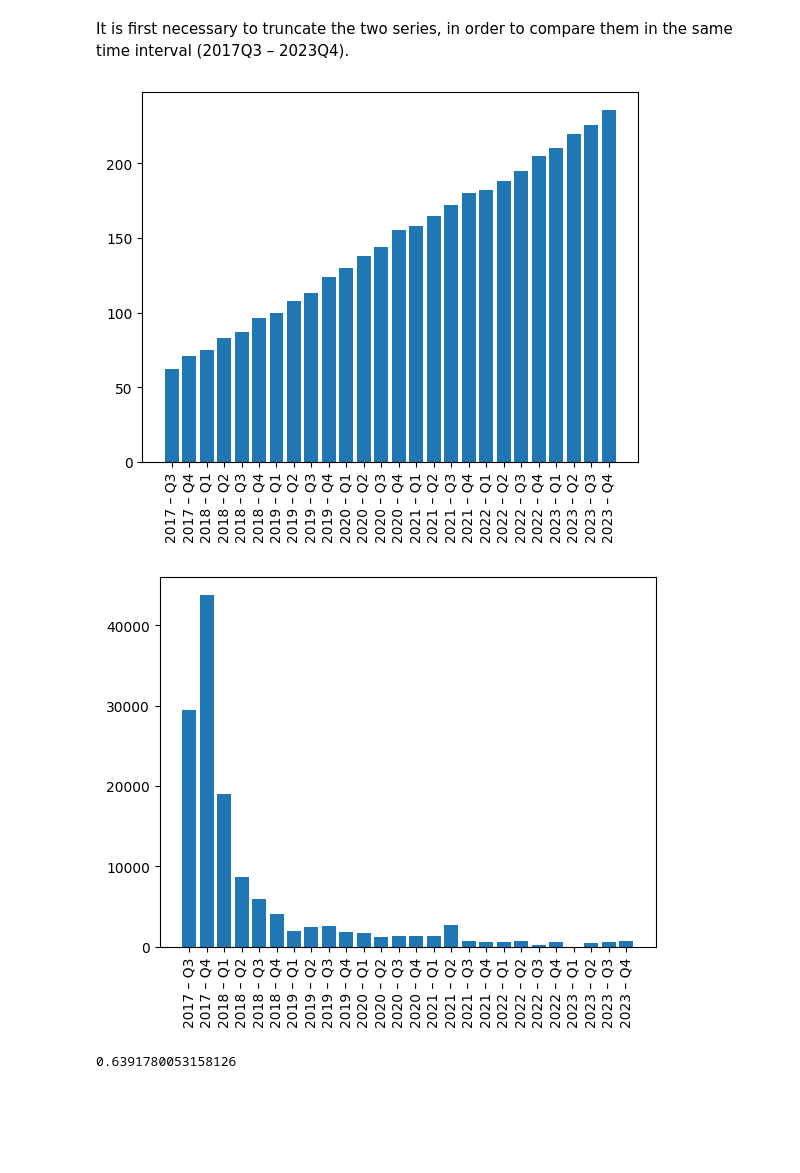
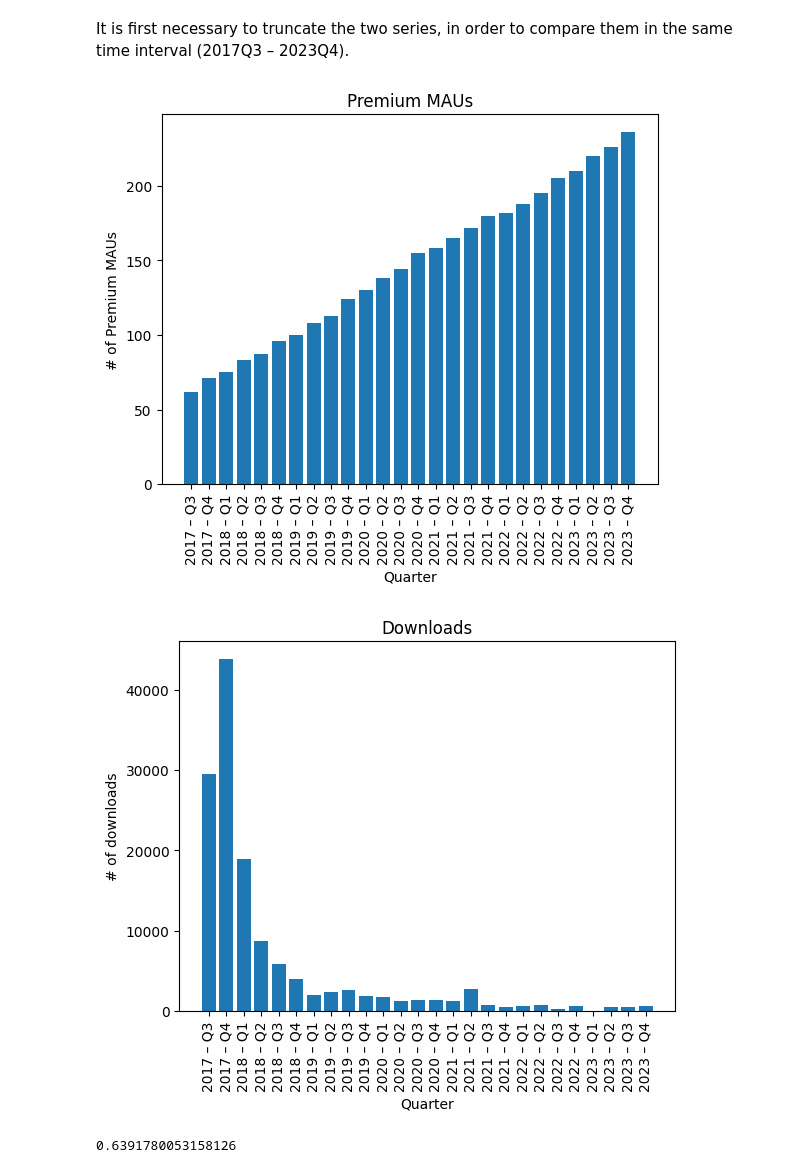
Before and after one commit to riccardoscotti/hds-music-industry, a Jupyter notebook: src/main.ipynb, the cells around one changed output. Drawn from its saved outputs; the diff is of its cells as text; code cells hidden in the pictures; blank space fills up the shorter version.

```diff
--- a/src/main.ipynb
+++ b/src/main.ipynb
@@ -29,6 +29,8 @@
 # %%
 quarterly_df['Date'] = quarterly_df['Year'].astype(str) + ' – Q' + quarterly_df['Quarter'].astype(str)
 quarterly_df = quarterly_df.sort_values('Date')
+
+quarterly_df['Marginal Premium MAUs'] = quarterly_df['Premium MAUs'].diff()
 # %%
 # for metric in quarterly_df.columns.drop(['Date', 'Year', 'Quarter']):
 #     plt.figure()
@@ -101,14 +103,20 @@ trunc_apk_quarterly_df = apk_quarterly_df[
 # %%
 plt.figure()
 plt.bar(trunc_quarterly_df['Date'], trunc_quarterly_df['Premium MAUs'])
+plt.title('Premium MAUs')
+plt.xlabel('Quarter')
+plt.ylabel('# of Premium MAUs')
 plt.xticks(rotation=90)
 plt.show()
 
 plt.figure()
 plt.bar(trunc_apk_quarterly_df['Date'], trunc_apk_quarterly_df['Downloads'])
+plt.title('Downloads')
+plt.xlabel('Quarter')
+plt.ylabel('# of downloads')
 plt.xticks(rotation=90)
 plt.show()
 # %% [output]
-[figure, old version]
+[figure, new version]
-[figure, old version]
+[figure, new version]
 # %%
```
Also changed, not shown: parts of 4 cells of this notebook.
